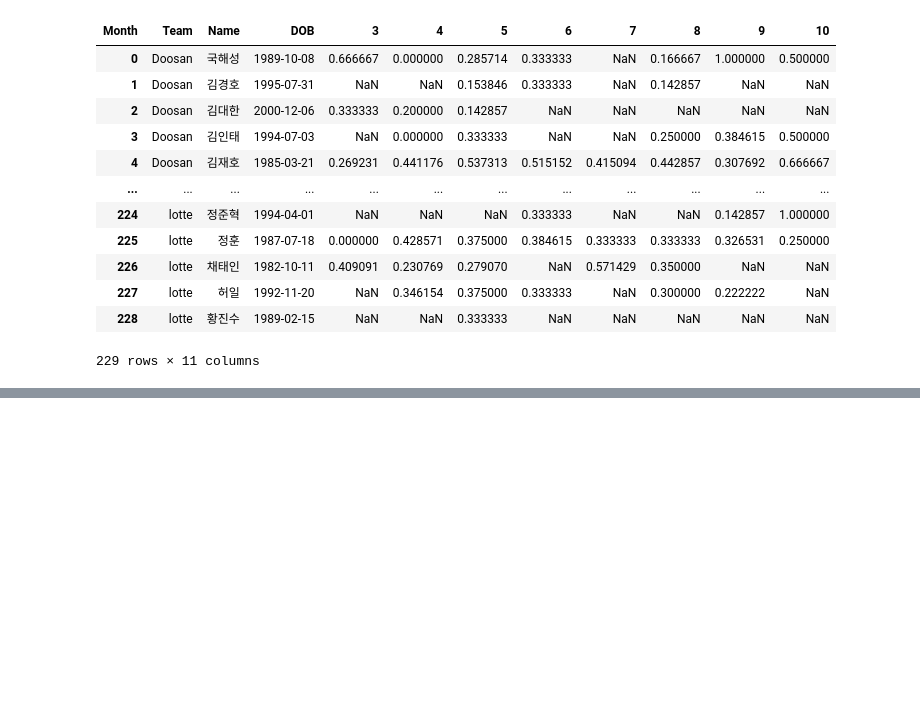
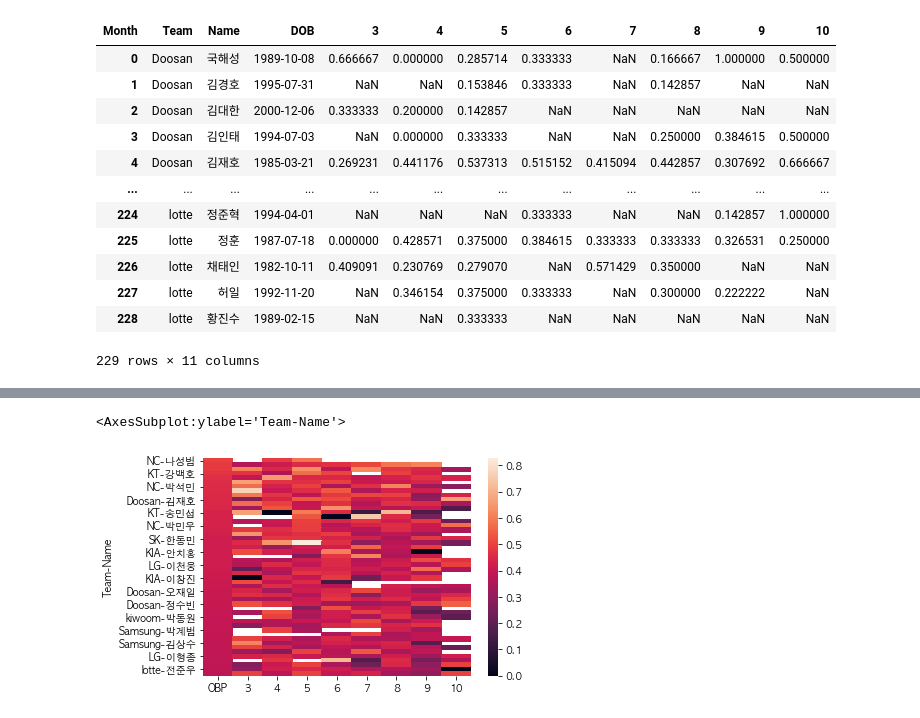
Before and after one commit to katehee/2021-Data-analysis-online-course, a Jupyter notebook: Exercise_1_baseball analysis/2_Player_Summer_Performance Analysis.ipynb, the cells around one changed output, grey strips where cells are left out. Saved outputs shown, nothing was run; the diff lists cells and outputs as text; code cells hidden in the pictures; blank space fills up the shorter version.

Commit message:
2_Player file updated

```diff
--- a/Exercise_1_baseball analysis/2_Player_Summer_Performance Analysis.ipynb
+++ b/Exercise_1_baseball analysis/2_Player_Summer_Performance Analysis.ipynb
@@ -130,0 +148,3 @@ month_pivot
+# %%
+df = pd.merge(player_stat, month_pivot, how = 'left', left_on = ['Team','Name','DOB'], right_on = ['Team','Name','DOB'])
+df.head(10)
@@ -130,0 +164,4 @@ month_pivot
+# %%
+#display players with top 50 'OBP'
+df_sort = df.sort_values(by = 'OBP', ascending = False).head(50)
+df_sort
@@ -130,0 +187,3 @@ month_pivot
+# %%
+df_selected = df_sort[['Team', 'Name', 'OBP', 3, 4, 5, 6, 7, 8, 9, 10]]
+df_selected
@@ -130,0 +211,3 @@ month_pivot
+# %%
+df_selected = df_selected.set_index(['Team','Name'])
+df_selected
@@ -130,0 +251,5 @@ month_pivot
+# %%
+sns.heatmap(df_selected)
+# %% [output]
+<AxesSubplot:ylabel='Team-Name'>
+[figure, added]
```
Also changed, not shown: parts of 11 cells of this notebook.
